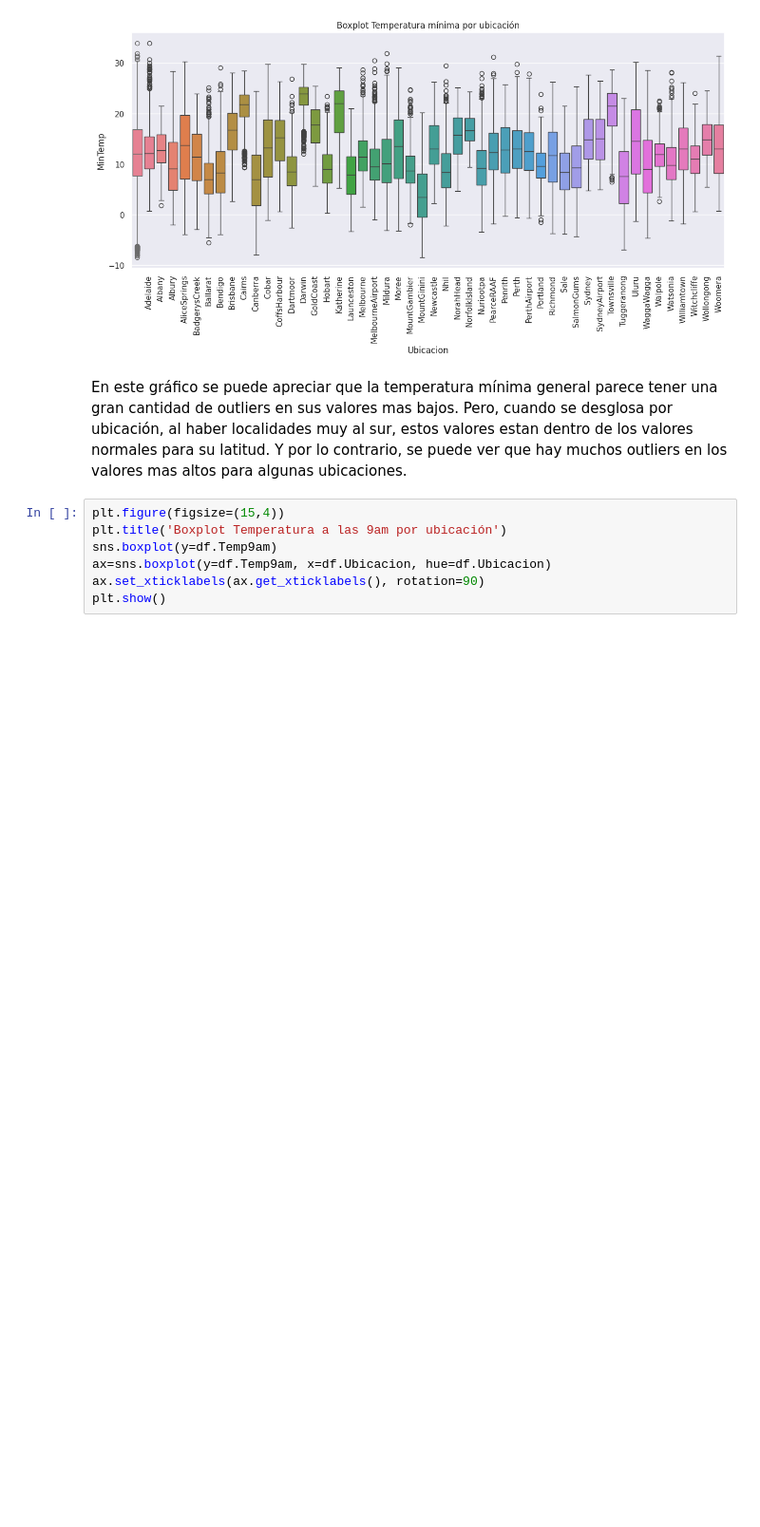
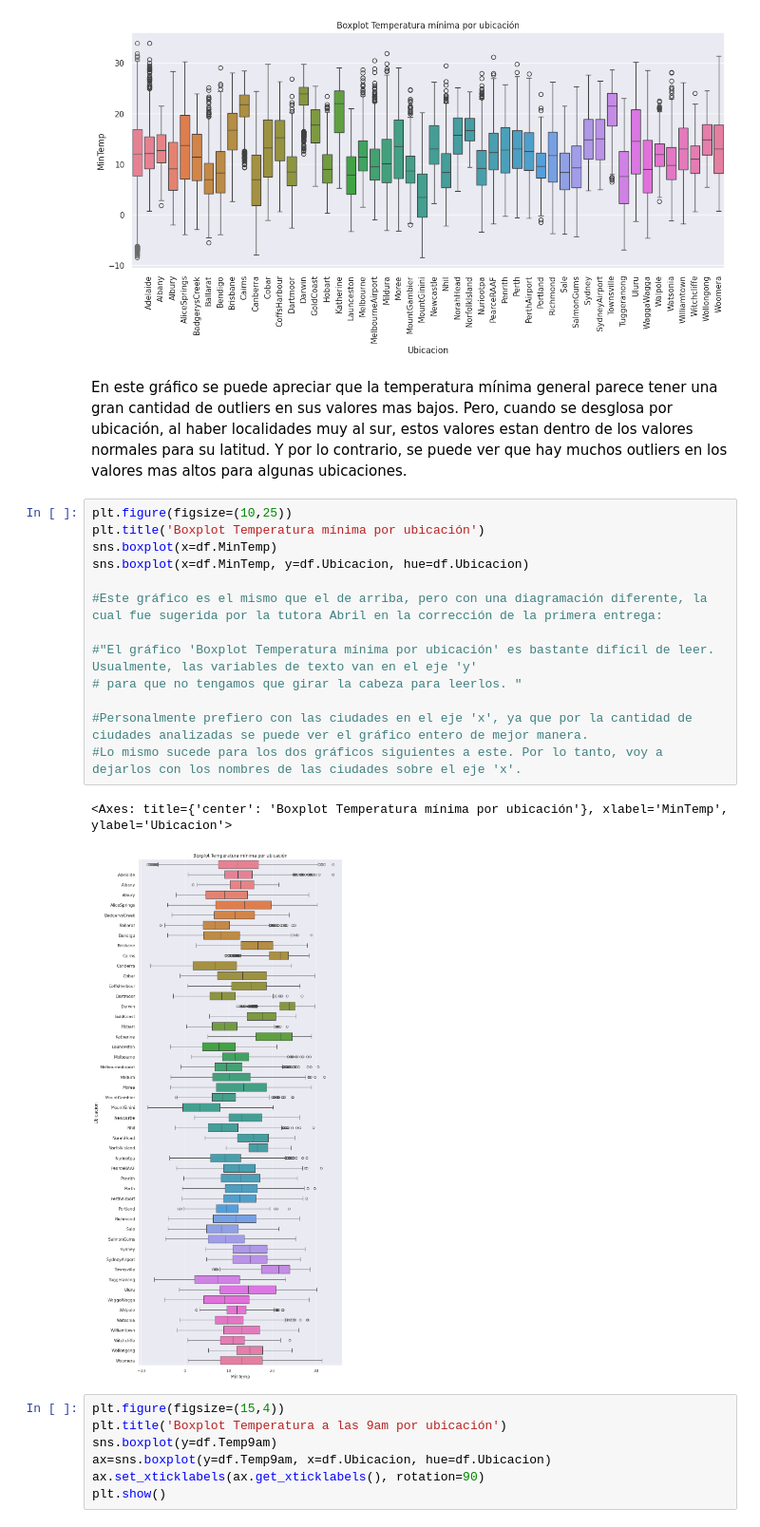
Before and after one commit to DanyPao/DataScience1-Daniela-Esposito, a Jupyter notebook: Visualizacion_Daniela_Esposito.ipynb, the cells around one changed output. Shown at 95% size. Cells and saved outputs as stored; diff of their text form; blank space fills up the shorter version.

```diff
--- a/Visualizacion_Daniela_Esposito.ipynb
+++ b/Visualizacion_Daniela_Esposito.ipynb
@@ -291,6 +291,22 @@ plt.show()
 En este gráfico se puede apreciar que la temperatura mínima general parece tener una gran cantidad de outliers en sus valores mas bajos.
 Pero, cuando se desglosa por ubicación, al haber localidades muy al sur, estos valores estan dentro de los valores normales para su latitud.
 Y por lo contrario, se puede ver que hay muchos outliers en los valores mas altos para algunas ubicaciones.
+# %%
+plt.figure(figsize=(10,25))
+plt.title('Boxplot Temperatura mínima por ubicación')
+sns.boxplot(x=df.MinTemp)
+sns.boxplot(x=df.MinTemp, y=df.Ubicacion, hue=df.Ubicacion)
+
+#Este gráfico es el mismo que el de arriba, pero con una diagramación diferente, la cual fue sugerida por la tutora Abril en la corrección de la primera entrega:
+
+#"El gráfico 'Boxplot Temperatura mínima por ubicación' es bastante difícil de leer. Usualmente, las variables de texto van en el eje 'y'
+# para que no tengamos que girar la cabeza para leerlos. "
+
+#Personalmente prefiero con las ciudades en el eje 'x', ya que por la cantidad de ciudades analizadas se puede ver el gráfico entero de mejor manera.
+#Lo mismo sucede para los dos gráficos siguientes a este. Por lo tanto, voy a dejarlos con los nombres de las ciudades sobre el eje 'x'.
+# %% [output]
+<Axes: title={'center': 'Boxplot Temperatura mínima por ubicación'}, xlabel='MinTemp', ylabel='Ubicacion'>
+[figure, added]
 # %%
 plt.figure(figsize=(15,4))
 plt.title('Boxplot Temperatura a las 9am por ubicación')
```
Also changed, not shown: parts of 2 cells of this notebook.
